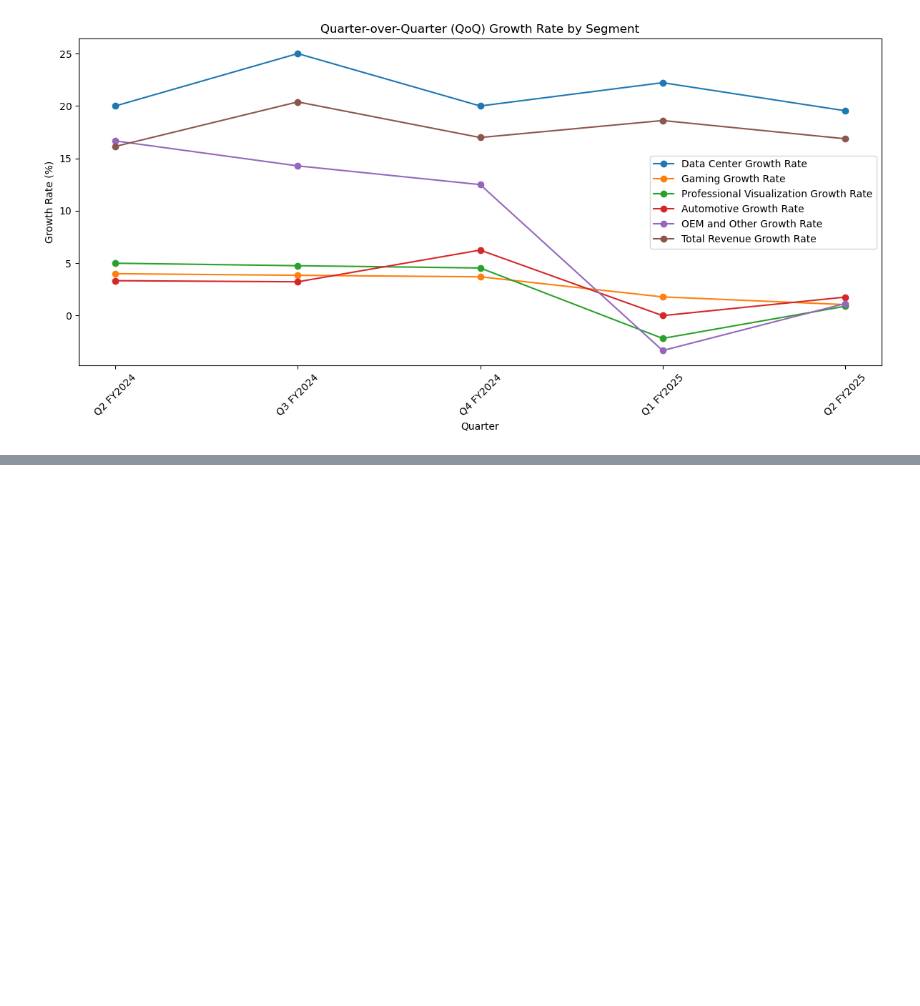
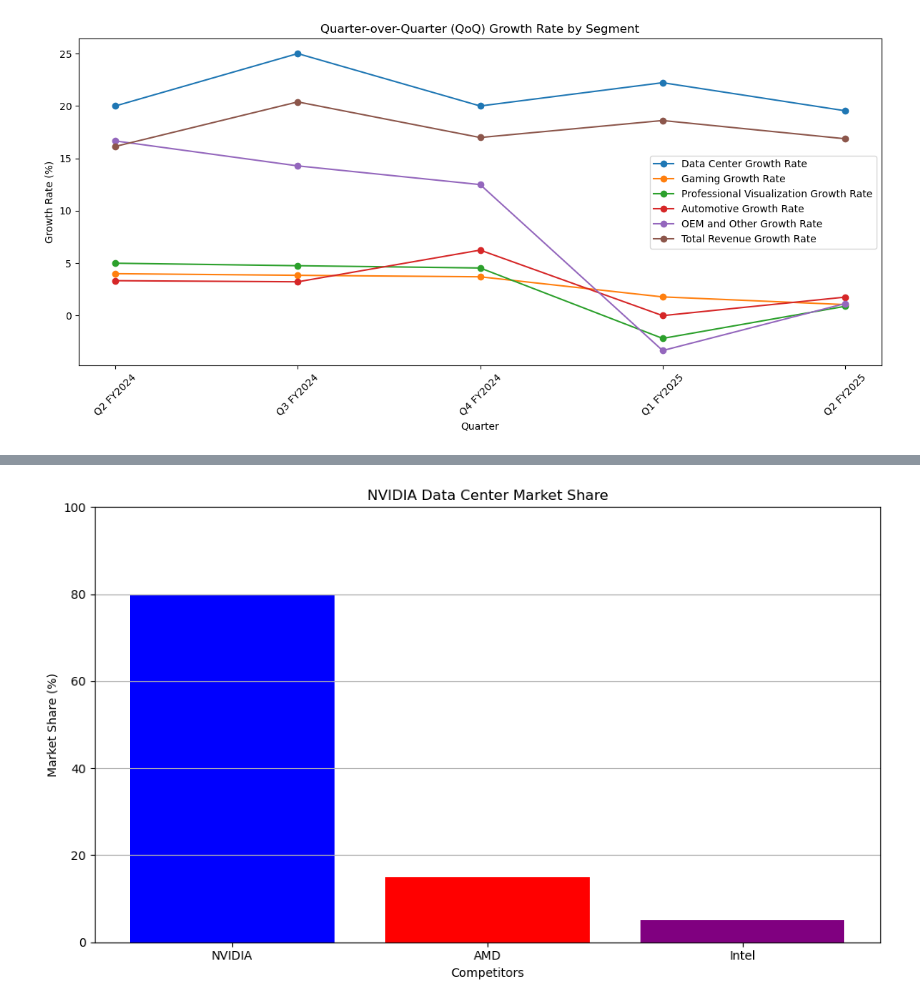
Before and after one commit to heythatwho/Data-Projects, a Jupyter notebook: Nvidia business Analysis.ipynb, the cells around one changed output, grey strips where cells are left out. Drawn from its saved outputs; the diff is of its cells as text; code cells hidden in the pictures; blank space fills up the shorter version.

```diff
--- a/Nvidia business Analysis.ipynb
+++ b/Nvidia business Analysis.ipynb
@@ -201,0 +356,13 @@ plt.show()
+# %%
+# 4. Competitive Positioning Visualization
+plt.figure(figsize=(10, 6))
+plt.bar(df_market_share['Competitors'], df_market_share['Market Share (%)'], color=['blue', 'red', 'purple'])
+plt.title('NVIDIA Data Center Market Share')
+plt.xlabel('Competitors')
+plt.ylabel('Market Share (%)')
+plt.ylim(0, 100)
+plt.grid(axis='y')
+plt.tight_layout()
+plt.show()
+# %% [output]
+[figure, added]
```
Also changed, not shown: parts of 8 cells of this notebook.
